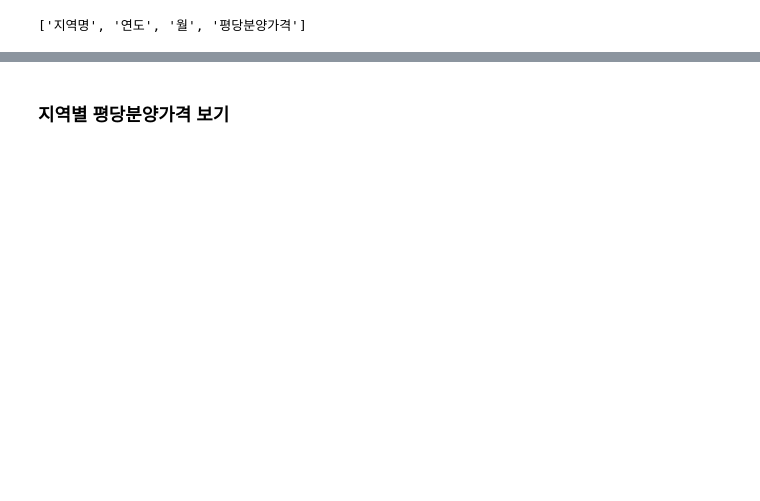
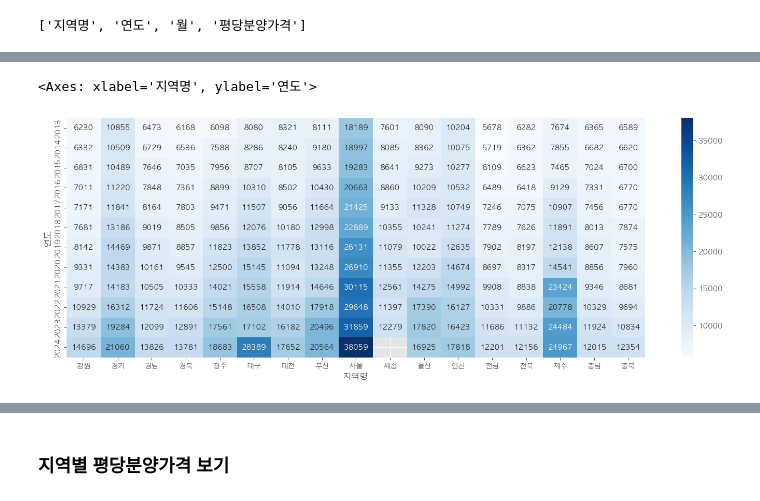
Before and after one commit to online5880/Public-Data-Analysis-in-Python, a Jupyter notebook: apt-price/01_apt_price.ipynb, the cells around one changed output, grey strips where cells are left out. Cells and saved outputs as stored; diff of their text form; code cells hidden in the pictures; blank space fills up the shorter version.

```diff
--- a/apt-price/01_apt_price.ipynb
+++ b/apt-price/01_apt_price.ipynb
@@ -978,0 +1128,6 @@ cols
+# %%
+# 최근 데이터가 담긴 df_last 에는 전용면적이 있습니다.
+# 이전 데이터에는 전용면적이 없기 때문에 "전체"만 사용하도록 합니다.
+# loc를 사용해서 전체에 해당하는 면적만 copy로 복사해서 df_last_prepare 변수에 담습니다.
+df_last_prepare = df_last.loc[df_last["전용면적"] == "모든면적", cols].copy()
+df_last_prepare.head()
@@ -978,0 +1141,5 @@ cols
+# %%
+# df_first_melt에서 공통된 컬럼만 가져온 뒤
+# copy로 복사해서 df_first_prepare 변수에 담습니다.
+df_first_prepare = df_first_melt[cols].copy()
+df_first_prepare
@@ -978,0 +1164,5 @@ cols
+# %%
+# df_first_prepare 와 df_last_prepare 를 합쳐줍니다.
+
+df = pd.concat([df_first_prepare, df_last_prepare])
+df
@@ -978,0 +1215,4 @@ cols
+# %%
+# 연도를 인덱스로, 지역명을 컬럼으로 평당분양가격을 피봇테이블로 그려봅니다.
+t = pd.pivot_table(df, index="연도", columns="지역명", values="평당분양가격").round()
+t
@@ -978,0 +1234,7 @@ cols
+# %%
+# 위에서 그린 피봇테이블을 히트맵으로 표현해 봅니다.
+plt.figure(figsize=(18, 6))
+sns.heatmap(t, cmap="Blues", annot=True, fmt=".0f")
+# %% [output]
+<Axes: xlabel='지역명', ylabel='연도'>
+[figure, added]
```
Also changed, not shown: parts of 74 cells of this notebook.
